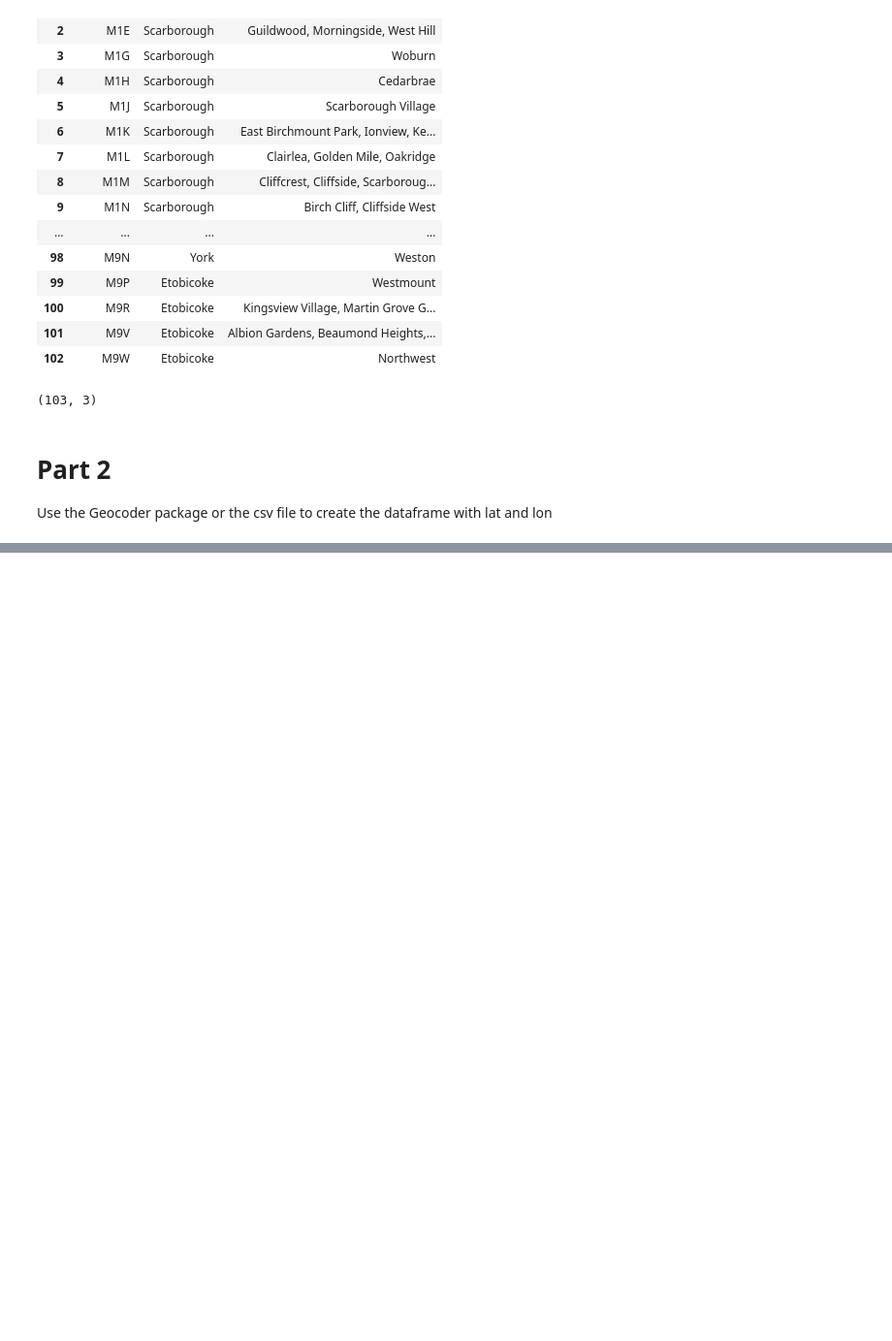
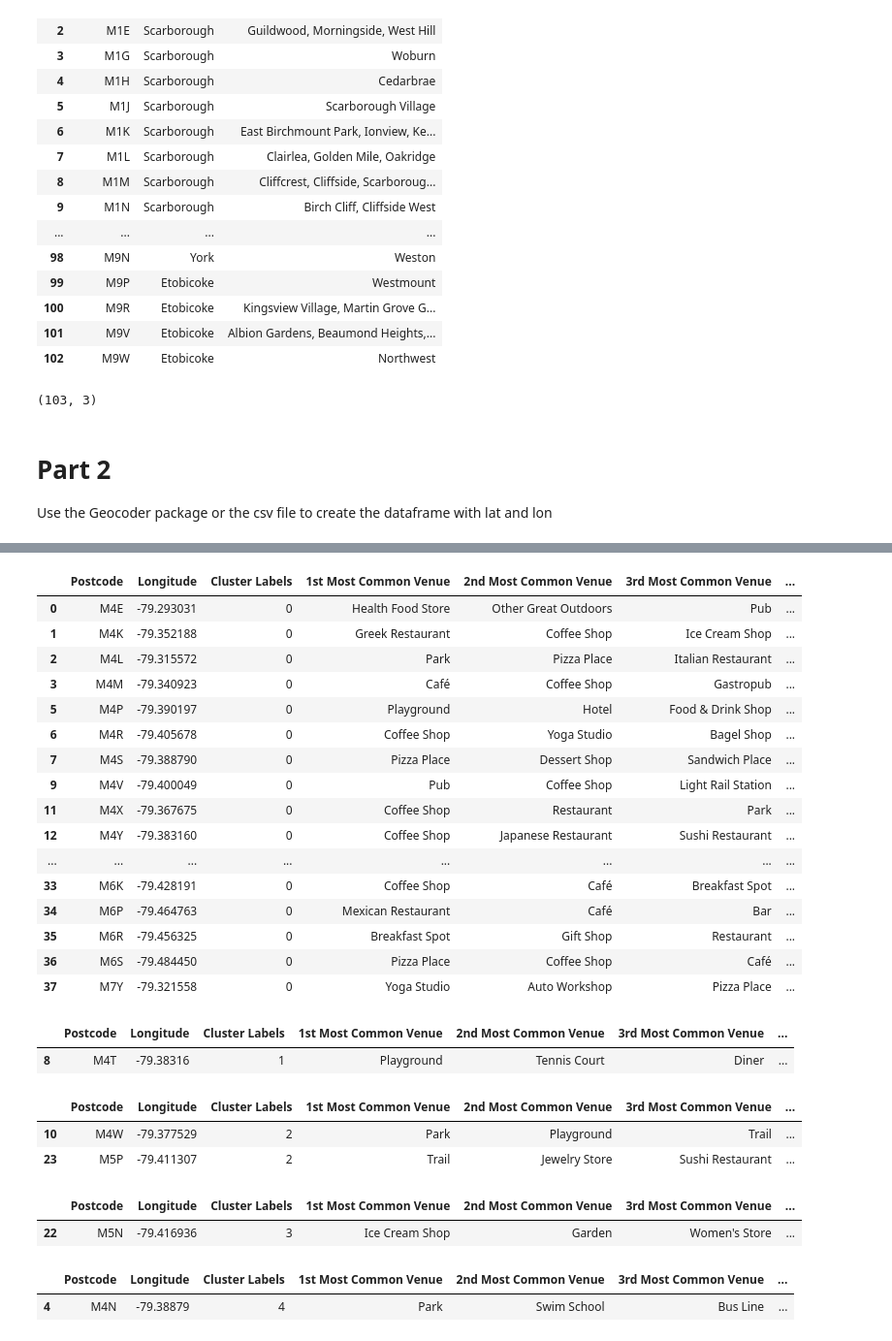
Before and after one commit to 16EKCA/Coursera_Capstone, a Jupyter notebook: ClusteringNeighborhoods.ipynb, the cells around one changed output, grey strips where cells are left out. Shown at 97% size. Drawn from its saved outputs; the diff is of its cells as text; code cells hidden in the pictures; blank space fills up the shorter version.

```diff
--- a/ClusteringNeighborhoods.ipynb
+++ b/ClusteringNeighborhoods.ipynb
@@ -129,0 +418,21 @@ dfnew=dfnew[]
+# %%
+# set number of clusters
+kclusters = 5
+
+t_grouped_clustering = t_grouped.drop('Neighborhood', 1)
+
+# run k-means clustering
+kmeans = KMeans(n_clusters=kclusters, random_state=0).fit(t_grouped_clustering)
+
+# check cluster labels generated for each row in the dataframe
+kmeans.labels_[0:10]
+
+# add clustering labels
+#neighborhoods_venues_sorted.insert(0, 'Cluster Labels', kmeans.labels_)
+
+t_merged = dfnew
+
+# merge toronto_grouped with toronto_data to add latitude/longitude for each neighborhood
+t_merged = t_merged.join(neighborhoods_venues_sorted.set_index('Neighborhood'), on='Neighbourhood')
+
+t_merged.head() # check the last columns!
@@ -129,0 +472,41 @@ dfnew=dfnew[]
+# %%
+t_merged.loc[t_merged['Cluster Labels'] == 0, t_merged.columns[[1] + list(range(5, t_merged.shape[1]))]]
+# %% [output]
+|  | Postcode | Longitude | Cluster Labels | 1st Most Common Venue | 2nd Most Common Venue | 3rd Most Common Venue | ... |
+| 0 | M4E | -79.293031 | 0 | Health Food Store | Other Great Outdoors | Pub | ... |
+| 1 | M4K | -79.352188 | 0 | Greek Restaurant | Coffee Shop | Ice Cream Shop | ... |
+| 2 | M4L | -79.315572 | 0 | Park | Pizza Place | Italian Restaurant | ... |
+| 3 | M4M | -79.340923 | 0 | Café | Coffee Shop | Gastropub | ... |
+| 5 | M4P | -79.390197 | 0 | Playground | Hotel | Food & Drink Shop | ... |
+| 6 | M4R | -79.405678 | 0 | Coffee Shop | Yoga Studio | Bagel Shop | ... |
+| 7 | M4S | -79.388790 | 0 | Pizza Place | Dessert Shop | Sandwich Place | ... |
+| 9 | M4V | -79.400049 | 0 | Pub | Coffee Shop | Light Rail Station | ... |
+| 11 | M4X | -79.367675 | 0 | Coffee Shop | Restaurant | Park | ... |
+| 12 | M4Y | -79.383160 | 0 | Coffee Shop | Japanese Restaurant | Sushi Restaurant | ... |
+| ... | ... | ... | ... | ... | ... | ... | ... |
+| 33 | M6K | -79.428191 | 0 | Coffee Shop | Café | Breakfast Spot | ... |
+| 34 | M6P | -79.464763 | 0 | Mexican Restaurant | Café | Bar | ... |
+| 35 | M6R | -79.456325 | 0 | Breakfast Spot | Gift Shop | Restaurant | ... |
+| 36 | M6S | -79.484450 | 0 | Pizza Place | Coffee Shop | Café | ... |
+| 37 | M7Y | -79.321558 | 0 | Yoga Studio | Auto Workshop | Pizza Place | ... |
+# %%
+t_merged.loc[t_merged['Cluster Labels'] == 1, t_merged.columns[[1] + list(range(5, t_merged.shape[1]))]]
+# %% [output]
+|  | Postcode | Longitude | Cluster Labels | 1st Most Common Venue | 2nd Most Common Venue | 3rd Most Common Venue | ... |
+| 8 | M4T | -79.38316 | 1 | Playground | Tennis Court | Diner | ... |
+# %%
+t_merged.loc[t_merged['Cluster Labels'] == 2, t_merged.columns[[1] + list(range(5, t_merged.shape[1]))]]
+# %% [output]
+|  | Postcode | Longitude | Cluster Labels | 1st Most Common Venue | 2nd Most Common Venue | 3rd Most Common Venue | ... |
+| 10 | M4W | -79.377529 | 2 | Park | Playground | Trail | ... |
+| 23 | M5P | -79.411307 | 2 | Trail | Jewelry Store | Sushi Restaurant | ... |
+# %%
+t_merged.loc[t_merged['Cluster Labels'] == 3, t_merged.columns[[1] + list(range(5, t_merged.shape[1]))]]
+# %% [output]
+|  | Postcode | Longitude | Cluster Labels | 1st Most Common Venue | 2nd Most Common Venue | 3rd Most Common Venue | ... |
+| 22 | M5N | -79.416936 | 3 | Ice Cream Shop | Garden | Women's Store | ... |
+# %%
+t_merged.loc[t_merged['Cluster Labels'] == 4, t_merged.columns[[1] + list(range(5, t_merged.shape[1]))]]
+# %% [output]
+|  | Postcode | Longitude | Cluster Labels | 1st Most Common Venue | 2nd Most Common Venue | 3rd Most Common Venue | ... |
+| 4 | M4N | -79.38879 | 4 | Park | Swim School | Bus Line | ... |
```
Also changed, not shown: parts of 23 cells of this notebook.
